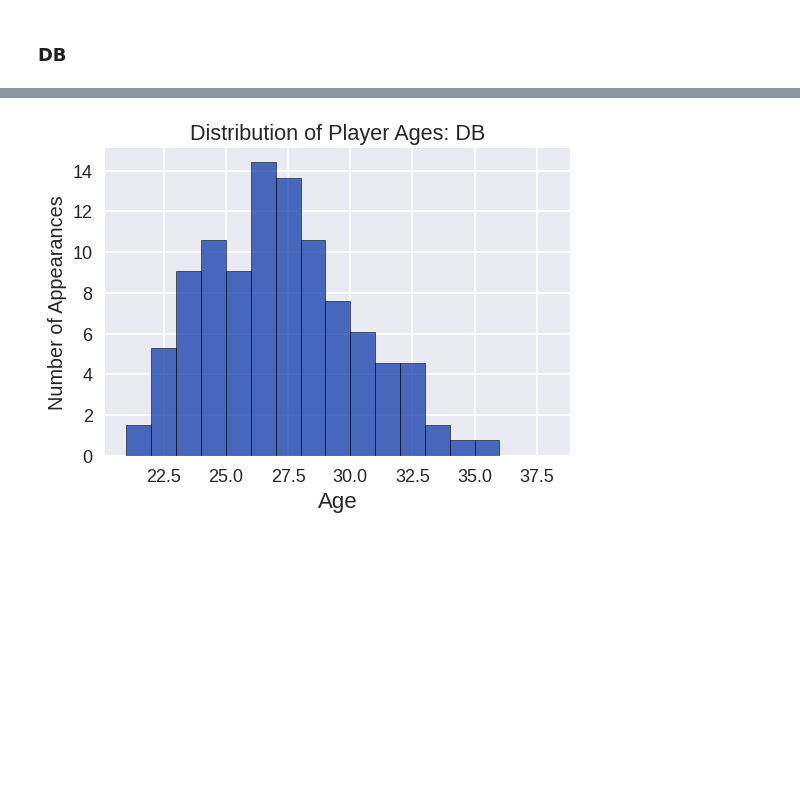
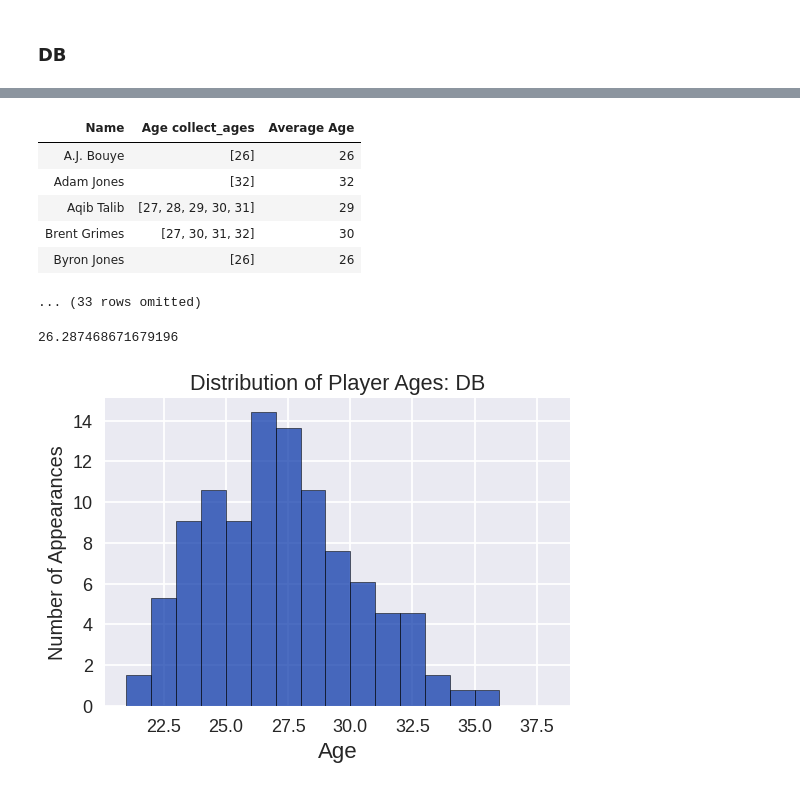
Before and after one commit to cristian0527/mi-belleza, a Jupyter notebook: Stats_Project.ipynb, the cells around one changed output, grey strips where cells are left out. Saved outputs shown, nothing was run; the diff lists cells and outputs as text; code cells hidden in the pictures; blank space fills up the shorter version.

```diff
--- a/Stats_Project.ipynb
+++ b/Stats_Project.ipynb
@@ -82,11 +127,20 @@ player_age_lists_db.show(5)
 # %%
-player_age_lists_db = player_age_lists_db.with_column('Average Age',
-                                                  player_age_lists_db.apply(np.mean, 'Age collect_ages'))
+player_age_lists_db = player_age_lists_db.with_column('Average Age', player_age_lists_db.apply(np.mean, 'Age collect_ages'))
 
 player_age_lists_db.show(5)
+# %% [output]
+| Name | Age collect_ages | Average Age |
+| A.J. Bouye | [26] | 26 |
+| Adam Jones | [32] | 32 |
+| Aqib Talib | [27, 28, 29, 30, 31] | 29 |
+| Brent Grimes | [27, 30, 31, 32] | 30 |
+| Byron Jones | [26] | 26 |
+... (33 rows omitted)
 # %%
 db_average_age = np.mean(player_age_lists_db.column("Average Age"))
 db_average_age
+# %% [output]
+26.287468671679196
 # %%
 player_ages_db.hist('Age', bins=np.arange(player_ages_db.column('Age').min(),
                                         player_ages_db.column('Age').max(), 1))
```
Also changed, not shown: parts of 38 cells of this notebook.
